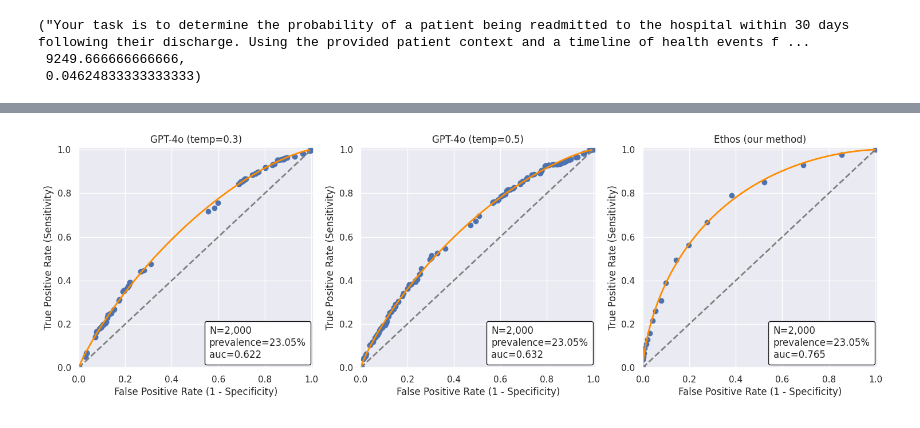
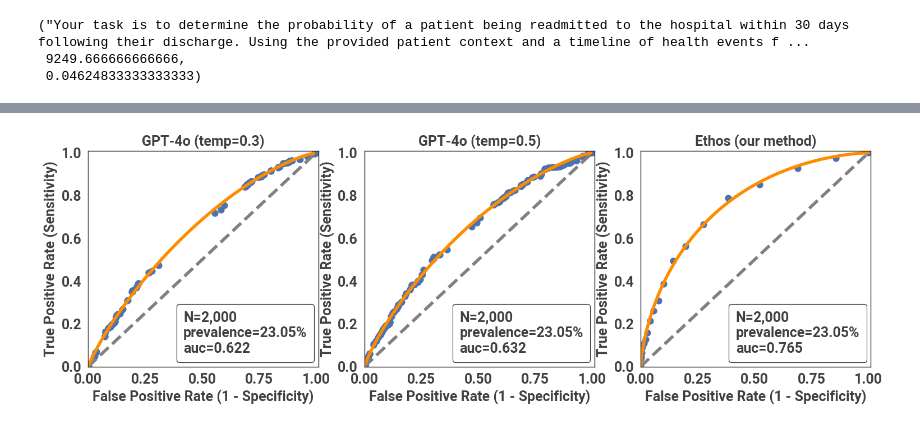
Before and after one commit to ipolharvard/ethos-paper, a Jupyter notebook: notebooks/llm_readmission_task.ipynb, the cells around one changed output, grey strips where cells are left out. Saved outputs shown, nothing was run; the diff lists cells and outputs as text; code cells hidden in the pictures.

Commit message:
Rerun result notebooks

```diff
--- a/notebooks/llm_readmission_task.ipynb
+++ b/notebooks/llm_readmission_task.ipynb
@@ -251,28 +237,53 @@ ethos_results = (
 # %%
 import matplotlib.pyplot as plt
+import seaborn as sns
 
+black_color = "#404040ff"
+gray_color = "#b2b2b2ff"
+orange_color = "#ff8533ff"
+font_size = 18
+
+sns.set(context="paper", style="white")
+
+plt.rcParams['font.family'] = 'Roboto'
+plt.rcParams['font.size'] = font_size
+plt.rcParams['font.weight'] = 'bold'
+plt.rcParams['axes.labelcolor'] = black_color
+plt.rcParams['axes.labelsize'] = font_size
+plt.rcParams['axes.labelweight'] = 'bold'
+plt.rcParams['axes.titlecolor'] = black_color
+plt.rcParams['axes.titlesize'] = font_size
+plt.rcParams['axes.titleweight'] = 'bold'
+plt.rcParams['text.color'] = black_color
+plt.rcParams['xtick.color'] = black_color
+plt.rcParams['xtick.labelsize'] = font_size
+plt.rcParams['ytick.color'] = black_color
+plt.rcParams['ytick.labelsize'] = font_size
+plt.rcParams['lines.markersize'] = 8
+
+# the results included in the paper can be downloaded from Google Drive, refer to README
 res_dir = PROJECT_ROOT / "results"
 results = ethos_results.copy()
 
 for temp in [0.3, 0.5]:
     answers = parse_llm_answers(res_dir / f"readmission_llm_temp{temp:.1f}")
     answers.name = f"gpt4o_temp{temp:.1f}"
     results = results.join(answers, how="inner")
 
 plt.figure(figsize=(18, 5))
 plt.subplot(1, 3, 1)
 basic_res = compute_basic_metrics(results["expected"], results["gpt4o_temp0.3"])
 gaussian_res = compute_gaussian_metrics(results["expected"], results["gpt4o_temp0.3"])
-print_auc_roc_plot(basic_res, gaussian_res, f"GPT-4o (temp=0.3)", clinical=True)
+print_auc_roc_plot(basic_res, gaussian_res, f"GPT-4o (temp=0.3)", clinical=True, lw=4)
 
 plt.subplot(1, 3, 2)
 basic_res = compute_basic_metrics(results["expected"], results["gpt4o_temp0.5"])
 gaussian_res = compute_gaussian_metrics(results["expected"], results["gpt4o_temp0.5"])
-print_auc_roc_plot(basic_res, gaussian_res, f"GPT-4o (temp=0.5)", clinical=True)
+print_auc_roc_plot(basic_res, gaussian_res, f"GPT-4o (temp=0.5)", clinical=True, lw=4)
 
 plt.subplot(1, 3, 3)
 basic_res = compute_basic_metrics(results["expected"], results["actual"])
 gaussian_res = compute_gaussian_metrics(results["expected"], results["actual"])
-print_auc_roc_plot(basic_res, gaussian_res, f"Ethos (our method)", clinical=True)
+print_auc_roc_plot(basic_res, gaussian_res, f"Ethos (our method)", clinical=True, lw=4)
 # %% [output]
-[figure, old version]
+[figure, new version]
```
Also changed, not shown: parts of 4 cells of this notebook, 2 other files.
